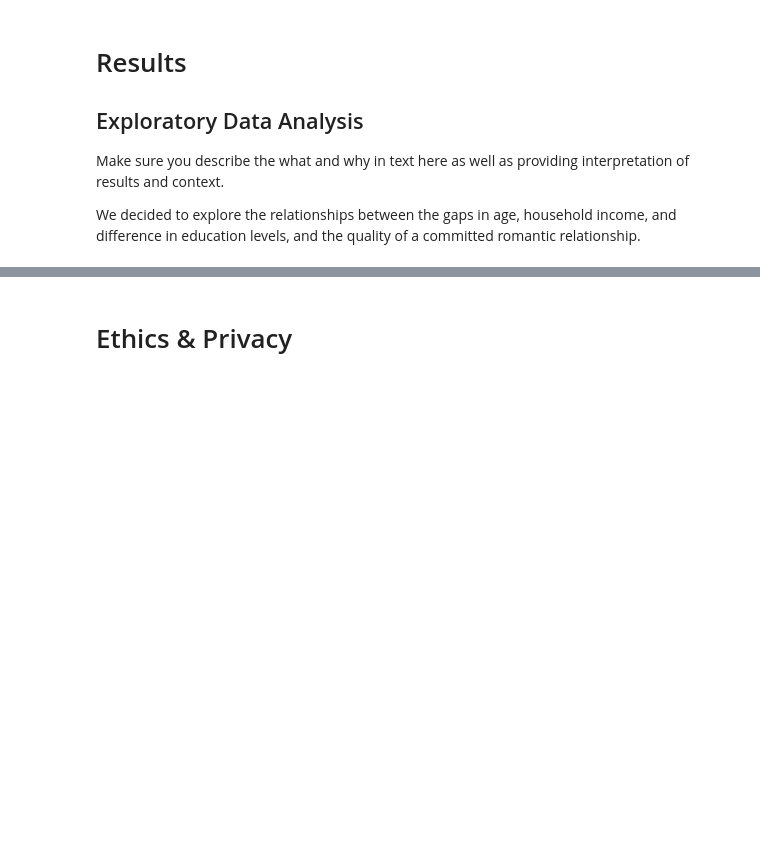
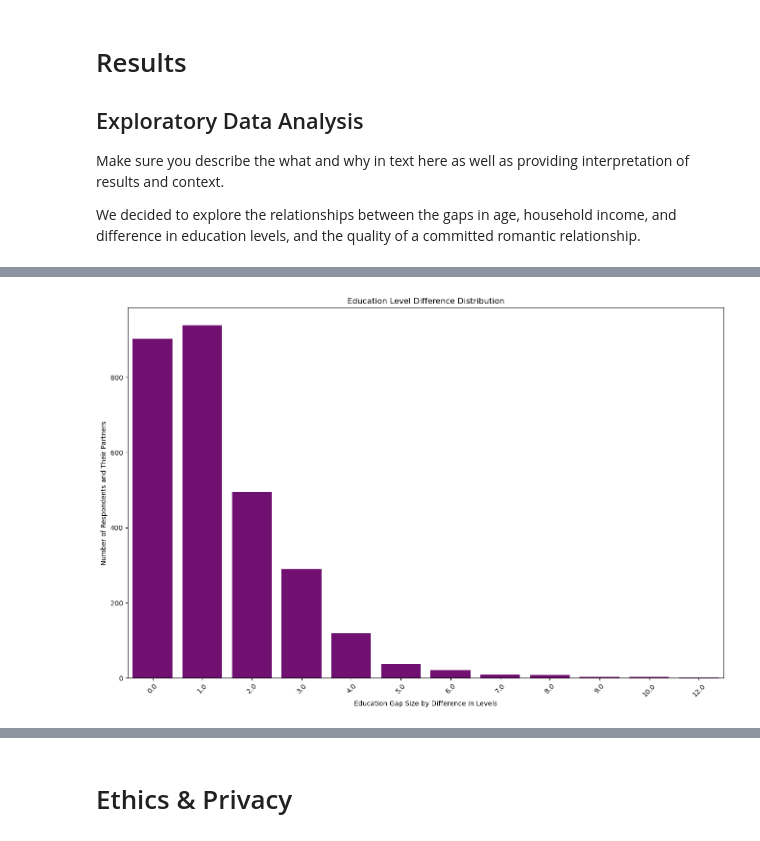
Before and after one commit to jammyegg/COGS-108-Final-Project, a Jupyter notebook: EDACheckpoint_Group153-FA24.ipynb, the cells around one changed output, grey strips where cells are left out. Drawn from its saved outputs; the diff is of its cells as text; code cells hidden in the pictures; blank space fills up the shorter version.

```diff
--- a/EDACheckpoint_Group153-FA24.ipynb
+++ b/EDACheckpoint_Group153-FA24.ipynb
@@ -126,0 +207,14 @@ Some more words and stuff.  Remember notebooks work best if you interleave the c
+# %%
+# Distribution of Education Level Differences
+
+# Create new column of calculated education level differences
+subset_df['Education Difference'] = abs(subset_df['Education'] - subset_df['Partner Education'])
+
+# Visualize education level differences for any potential outliers
+education_distribution = sns.countplot(data=subset_df, x='Education Difference', color='purple')
+plt.title('Education Level Difference Distribution')
+plt.xlabel('Education Gap Size by Difference in Levels')
+plt.ylabel('Number of Respondents and Their Partners')
+plt.xticks(rotation=45);
+# %% [output]
+[figure, added]
```
Also changed, not shown: parts of 22 cells of this notebook.
